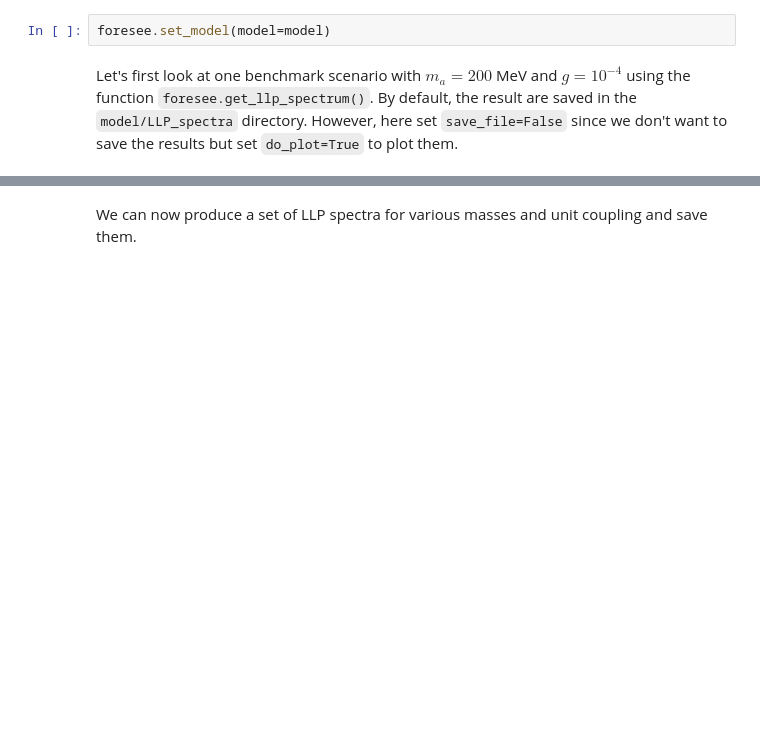
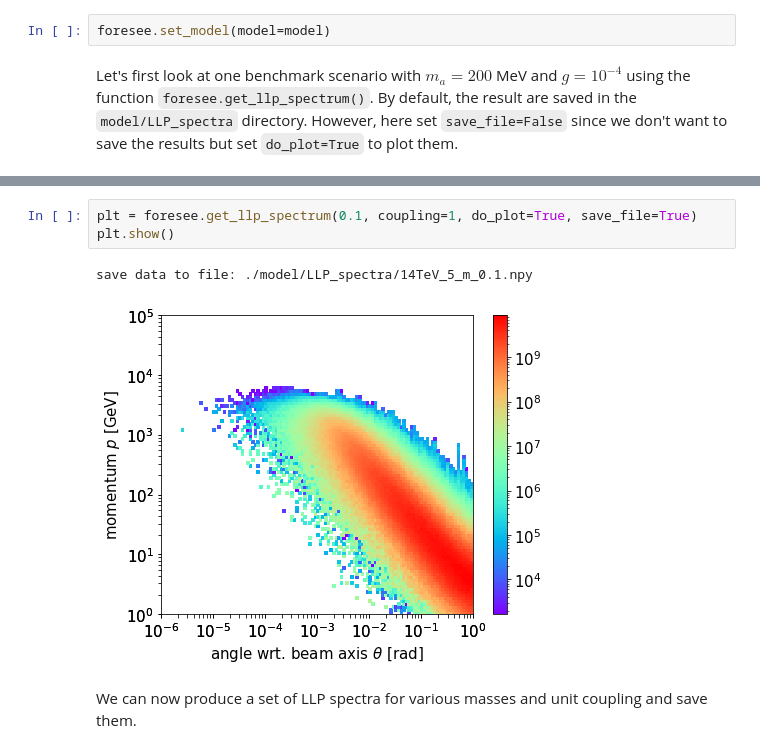
Before and after one commit to KlingFelix/FORESEE, a Jupyter notebook: Models/ALP-W/ALP-W.ipynb, the cells around one changed output, grey strips where cells are left out. Saved outputs shown, nothing was run; the diff lists cells and outputs as text; blank space fills up the shorter version.

```diff
--- a/Models/ALP-W/ALP-W.ipynb
+++ b/Models/ALP-W/ALP-W.ipynb
@@ -122,3 +132,9 @@ plt.show()
+# %%
+plt = foresee.get_llp_spectrum(0.1, coupling=1, do_plot=True, save_file=True)
+plt.show()
+# %% [output]
+save data to file: ./model/LLP_spectra/14TeV_5_m_0.1.npy
+[figure, added]
 # %% [markdown]
 We can now produce a set of LLP spectra for various masses and unit coupling and save them.
 # %%
```
Also changed, not shown: parts of 9 cells of this notebook, 11 other files.
